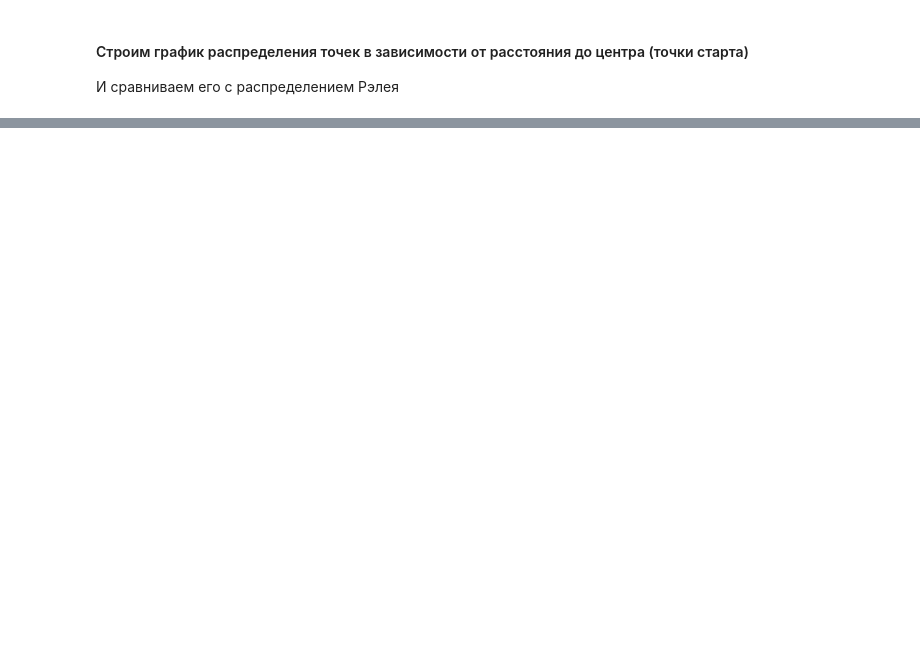
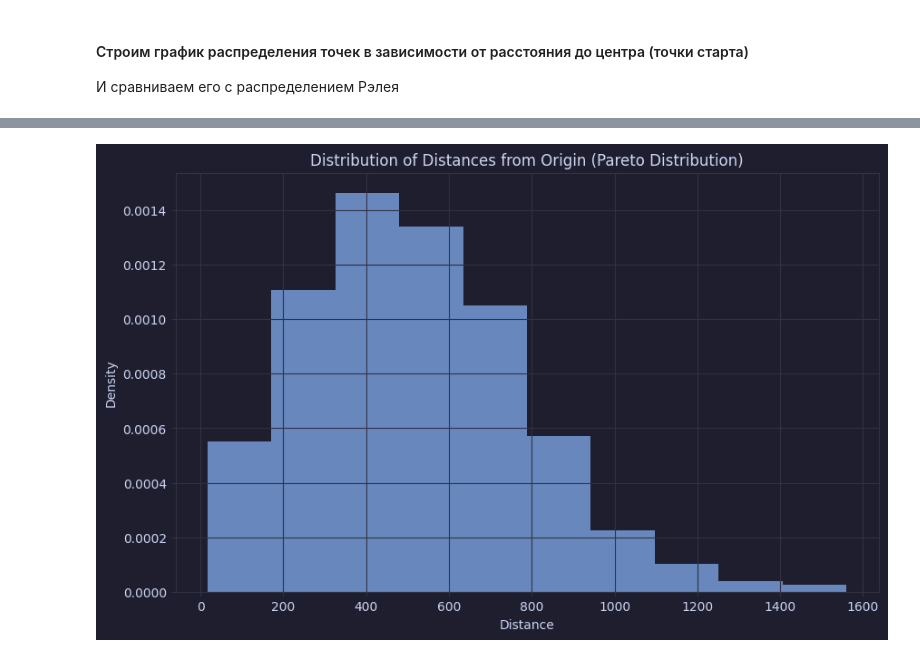
Before and after one commit to lasashq/RandomWalk, a Jupyter notebook: main.ipynb, the cells around one changed output, grey strips where cells are left out. Cells and saved outputs as stored; diff of their text form; code cells hidden in the pictures; blank space fills up the shorter version.

```diff
--- a/main.ipynb
+++ b/main.ipynb
@@ -147,0 +110,23 @@ plot_distance_histogram(normal_distances)
+# %%
+def plot_distance_histogram(distances, distribution_name="Normal", bins=10, alpha=0.7):
+    plt.figure(figsize=(10, 6))
+    plt.hist(distances, bins=bins, alpha=alpha, density=True)
+    plt.title(
+        f"Distribution of Distances from Origin ({distribution_name} Distribution)"
+    )
+    x = np.linspace(min(distances), max(distances), 1000)
+    if distribution_name == "Normal":
+        sigma = np.sqrt(N) * L / np.sqrt(2)
+        pdf = (x / sigma**2) * np.exp(-(x**2) / (2 * sigma**2))
+        plt.plot(x, pdf, "r-", linewidth=2, label="Theoretical Rayleigh distribution")
+        plt.axvline(
+            x=R0,
+            color="r",
+            linestyle="--",
+            label=f"Expected radius (R₀={R0:.2f})",
+        )
+        plt.legend()
+    plt.xlabel("Distance")
+    plt.ylabel("Density")
+    plt.grid(True)
+    plt.show()
@@ -147,0 +152,5 @@ plot_distance_histogram(normal_distances)
+# %%
+pareto_distances = calculate_distances(pareto_endpoints)
+plot_distance_histogram(pareto_distances, distribution_name="Pareto")
+# %% [output]
+[figure, added]
```
Also changed, not shown: parts of 15 cells of this notebook, 1 other file.
